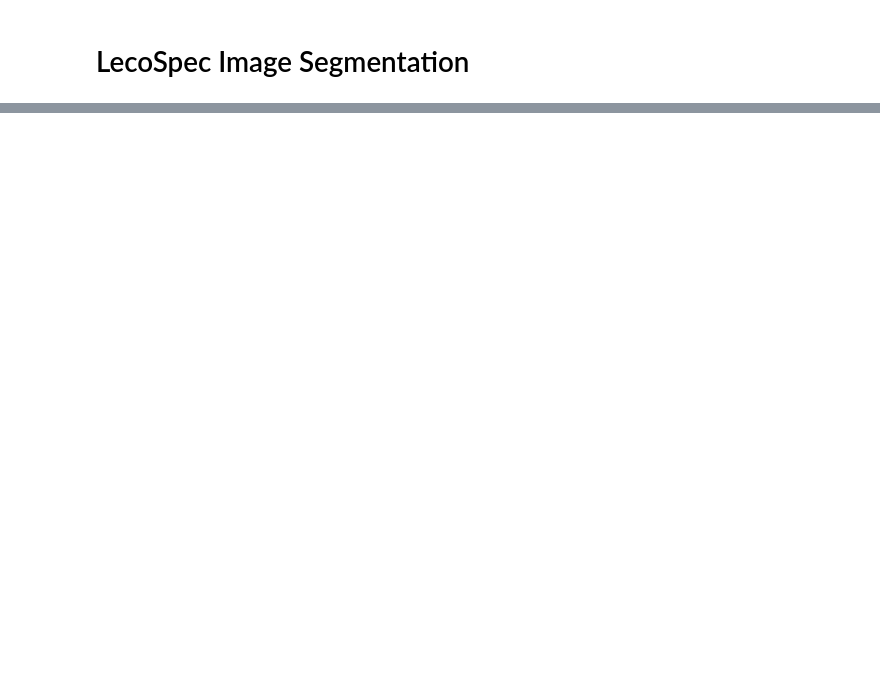
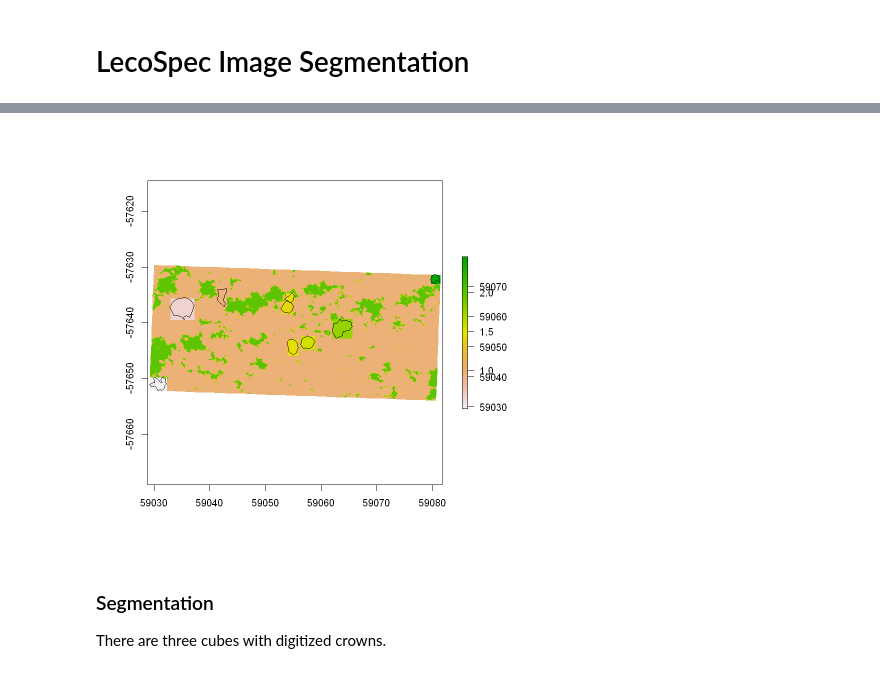
Before and after one commit to nelsopet/Tree_Spectral_Library, a Jupyter notebook: segmentation.ipynb, the cells around one changed output, grey strips where cells are left out. Cells and saved outputs as stored; diff of their text form; code cells hidden in the pictures; blank space fills up the shorter version.

Commit message:
Tested Segmentation

```diff
--- a/segmentation.ipynb
+++ b/segmentation.ipynb
@@ -60,0 +81,4 @@ target_crs <- sp::CRS(target_wkt)
+# %%
+print("Cropping rasters to manual segmentation extent")
+cropped_cube <- raster::crop(full_cube, manual_segmentation)
+cropped_prediction <- raster::crop(prediction_raster, manual_segmentation)
@@ -60,0 +87,19 @@ target_crs <- sp::CRS(target_wkt)
+# %%
+print(paste0("Projecting rasters to EPSG ", epsg_code))
+projected_cube <- raster::projectRaster(
+    cropped_cube,
+    crs = target_crs)
+print("Cropped Datacube Projected")
+
+projected_predictions <- raster::projectRaster(
+    cropped_prediction,
+    crs = target_crs,
+    method = "ngb")
+print("Cropped Prediction Projected")
+
+print("Projecting Shapefile")
+projected_shapes <- sp::spTransform(
+    manual_segmentation,
+    CRSobj = target_crs
+    )
+print("shapefiles projected")
@@ -153,0 +261,8 @@ manual_segmentation <- rgdal::readOGR(
+# %%
+cropped_shapes <- crop_raster_to_shapes(
+    projected_predictions,
+    projected_shapes)
+assigned_rasters <- lapply(
+    cropped_shapes,
+    assign_target_to_segment)
+print(assigned_rasters)
@@ -153,0 +287,11 @@ manual_segmentation <- rgdal::readOGR(
+# %%
+merged_segments <- merge_raster_list(assigned_rasters)
+# %%
+plot(projected_predictions)
+plot(merged_segments, add = TRUE)
+plot(projected_shapes, add = TRUE)
+# %% [output]
+[figure, added]
+# %% [markdown]
+### Segmentation
+There are three cubes with digitized crowns.
```
Also changed, not shown: parts of 26 cells of this notebook, 5 other files.
